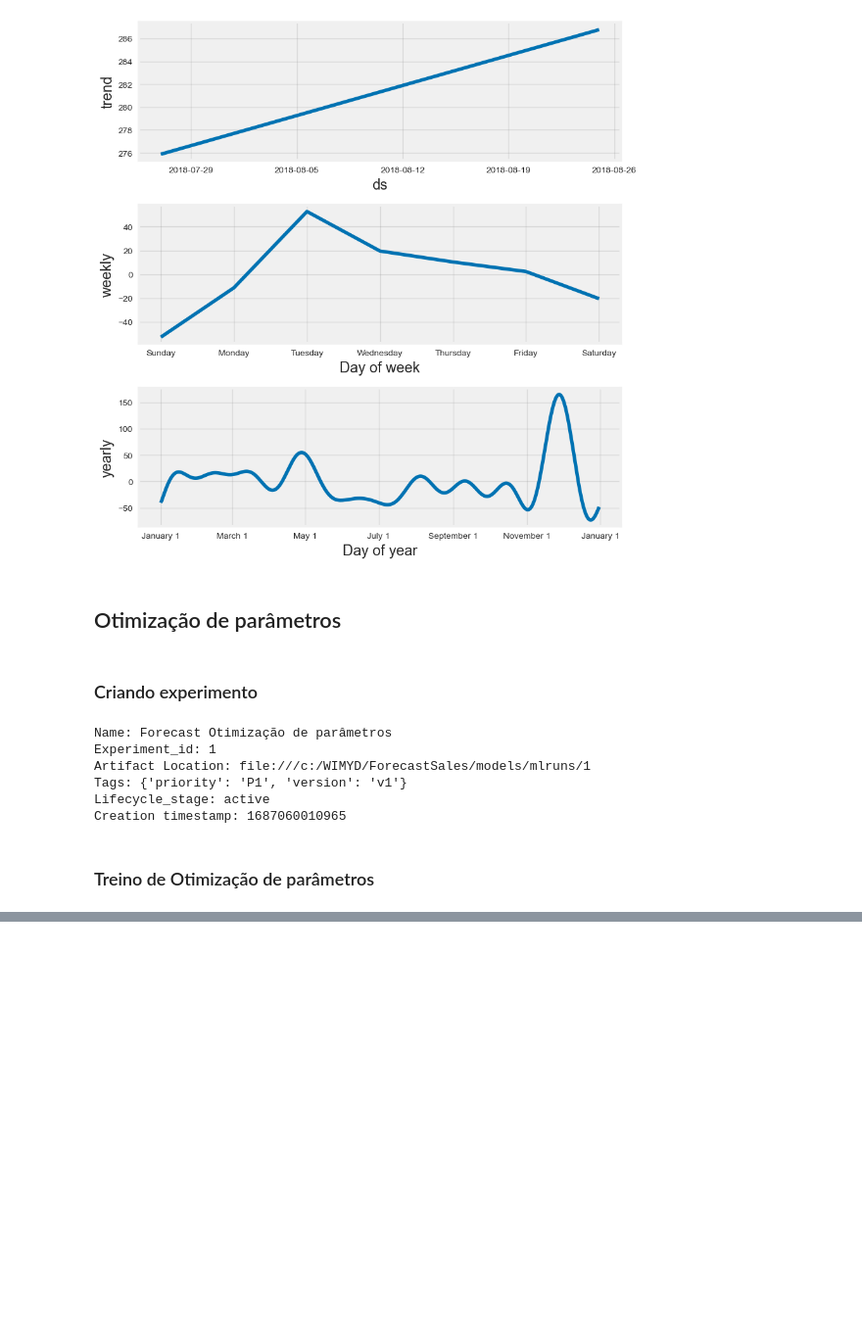
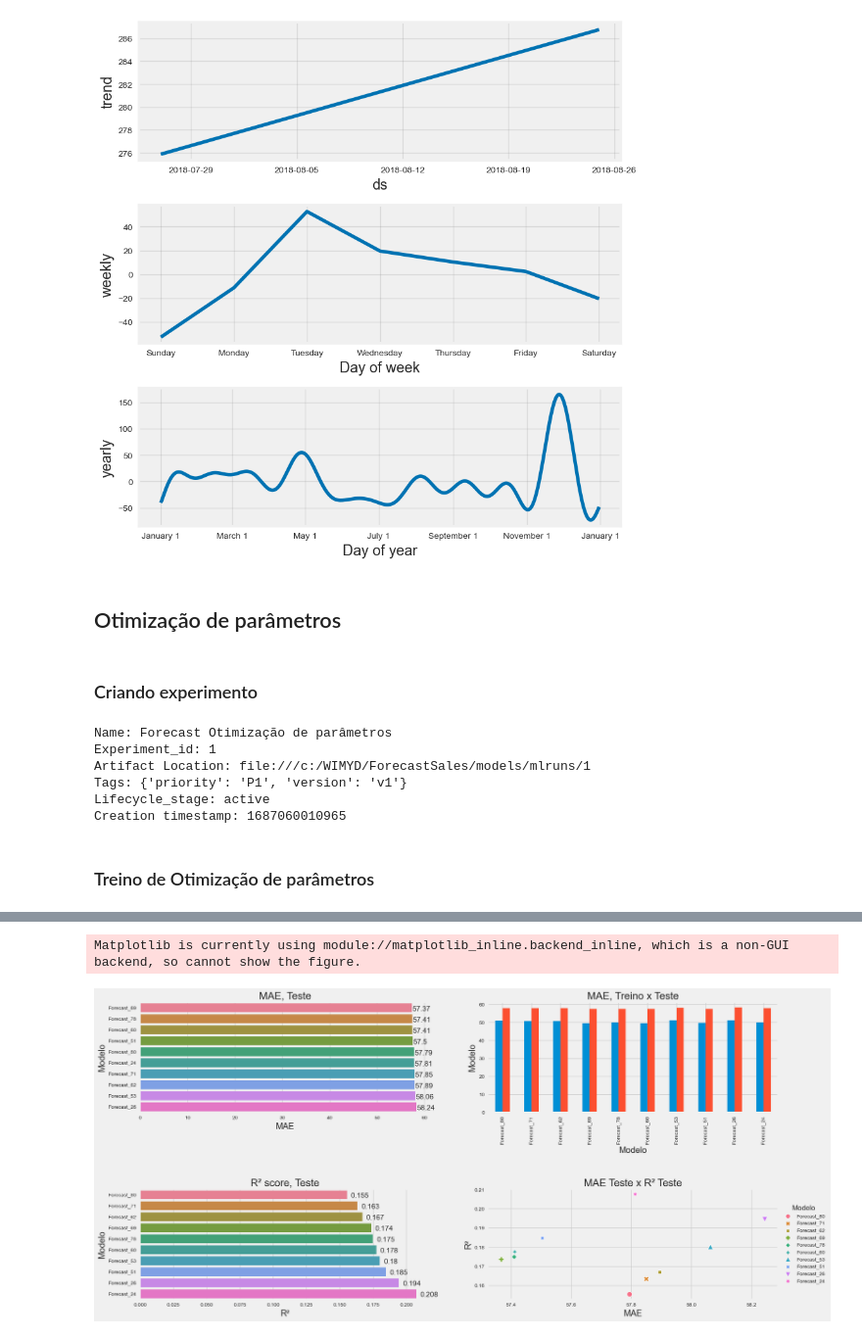
Before and after one commit to Padawanh/ForecastSales, a Jupyter notebook: notebooks/Forecast_de_Vendas_MLFlow.ipynb, the cells around one changed output, grey strips where cells are left out. Shown at 98% size. Saved outputs shown, nothing was run; the diff lists cells and outputs as text; code cells hidden in the pictures; blank space fills up the shorter version.

```diff
--- a/notebooks/Forecast_de_Vendas_MLFlow.ipynb
+++ b/notebooks/Forecast_de_Vendas_MLFlow.ipynb
@@ -669,12 +676,11 @@ Creation timestamp: 1687060010965
 # %% [markdown]
 ### Treino de Otimização de parâmetros
 # %%
-
-param_grid = {'changepoint_range':[1,0.5],
-                           'changepoint_prior_scale': [0.06,0.08,0.1,0.5,1],
-                           'yearly_seasonality':[2,5,10],
-                           'seasonality_prior_scale': [0.1,1.5],
-                           'daily_seasonality':[True,False]
+param_grid = {'changepoint_range':[1,0.5,0.1,0.7],
+                           'changepoint_prior_scale': [0.06,0.04,0.01],
+                           'yearly_seasonality':[2,1,0,10],
+                           'seasonality_prior_scale': [0.1,0.01,0.015,1],
+                           'daily_seasonality':[False]
               } #216 combinações de hiperpametros
 
 # Generate all combinations of parameters
@@ -685,7 +691,7 @@ rmses = []  # Store the RMSEs for each params here
 for i in range(len(all_params)):
     with mlflow.start_run(experiment_id="1", #experiment_id=experiment.experiment_id,
                           run_name="Forecast_"+str(i)) as run:
-        prophet_model = Prophet(weekly_seasonality = True, seasonality_mode ='additive', **all_params[i]).fit(train_prophet)  # Fit model with given params
+        prophet_model = Prophet(weekly_seasonality = True, daily_seasonality=False , seasonality_mode ='additive', **all_params[i]).fit(train_prophet)  # Fit model with given params
 
         mlflow.log_params(extract_params(prophet_model))
         cv_results = cross_validation(
@@ -710,6 +716,11 @@ for i in range(len(all_params)):
         print(average_metrics)
         print(MetricsTable('Models',teste['Qt_Pedidos'].values,predictions['yhat']))
         plt.figure()
+        testeMetrics = {'R2_score_teste': r2_score(teste['Qt_Pedidos'].values,predictions['yhat']),
+        'MAE_teste': mean_absolute_error(teste['Qt_Pedidos'].values,predictions['yhat']),
+        'MSE_teste': mean_squared_error(teste['Qt_Pedidos'].values,predictions['yhat']),
+        'RMSE_teste': mean_squared_error(teste['Qt_Pedidos'].values,predictions['yhat'],squared=False)}
+        mlflow.log_metrics(testeMetrics)
         fig = prophet_model.plot_components(predictions)
         fig.savefig(figPath, dpi=150)
         mlflow.log_artifact(figPath)
@@ -753,0 +759,30 @@ Top10_Models[0:1]
+# %%
+fig, axs = plt.subplots(2,2,figsize=(20, 10))
+fig.subplots_adjust(hspace=0.7)
+dfGraf = Top10_Models.sort_values('metrics.R2_score_teste')
+
+sns.barplot(data=dfGraf, y="tags.mlflow.runName",x="metrics.R2_score_teste",palette='husl',ax=axs[1,0])
+axs[1,0].set(ylabel='Modelo', title='R² score, Teste',xlabel='R²')
+for i, v in enumerate(dfGraf.sort_values('metrics.R2_score_teste')['metrics.R2_score_teste']):
+ axs[1,0].text(v + 0.003, i + .25, str(round(v,3)))
+
+sns.barplot(data=dfGraf.sort_values('metrics.MAE_teste'), y="tags.mlflow.runName",x="metrics.MAE_teste",palette='husl',ax=axs[0,0])
+axs[0,0].set(ylabel='Modelo', title='MAE, Teste',xlabel='MAE')
+for i, v in enumerate(dfGraf.sort_values('metrics.MAE_teste')['metrics.MAE_teste']):
+ axs[0,0].text(v + 0.1, i + .3, str(round(v,2)))
+# axs[0,0].set_xlim(30,65)
+
+
+dfGraf.plot(x='tags.mlflow.runName', y=['metrics.mae', 'metrics.MAE_teste'], kind='bar' , ax=axs[0,1],legend=False)
+axs[0,1].set(ylabel='Modelo', title='MAE, Treino x Teste',xlabel='Modelo')
+
+sns.scatterplot(data=dfGraf,x='metrics.MAE_teste',y='metrics.R2_score_teste',
+                style='tags.mlflow.runName',s=100,
+                ax=axs[1,1], hue='tags.mlflow.runName',
+                legend="full",palette='husl')
+axs[1,1].set(ylabel='R²', title='MAE Teste x R² Teste',xlabel='MAE')
+axs[1,1].legend(title='Modelo', loc='center left', bbox_to_anchor=(1, 0.5), ncol=1)
+fig.show()
+# %% [output]
+Matplotlib is currently using module://matplotlib_inline.backend_inline, which is a non-GUI backend, so cannot show the figure.
+[figure, added]
```
Also changed, not shown: parts of 6 cells of this notebook.
